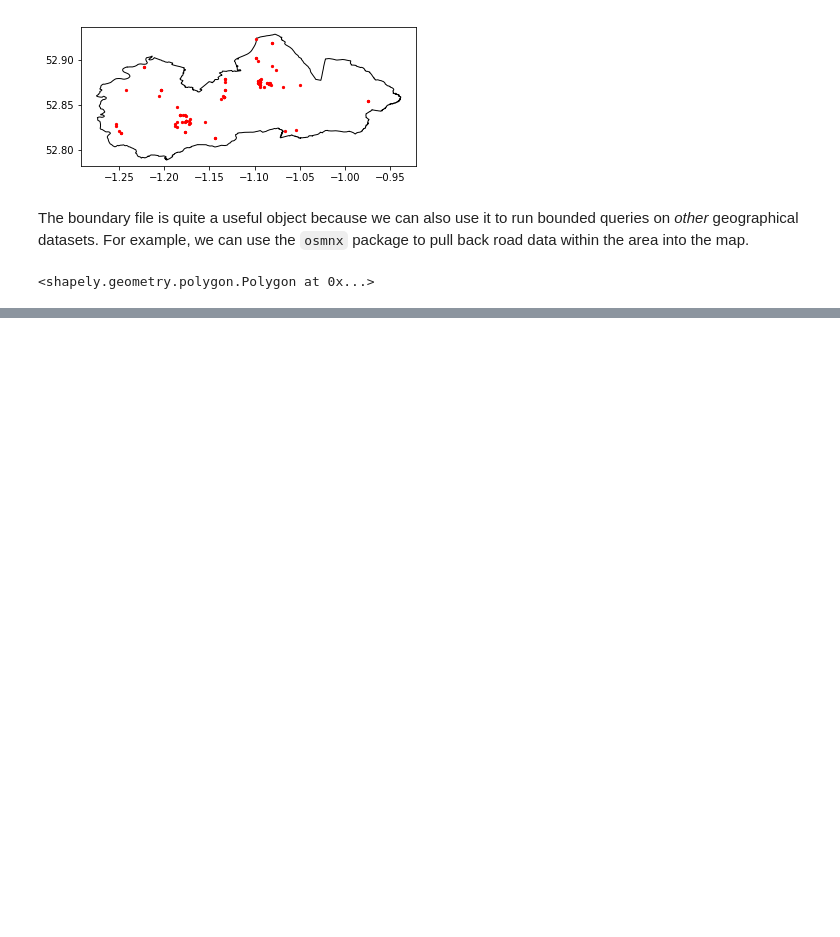
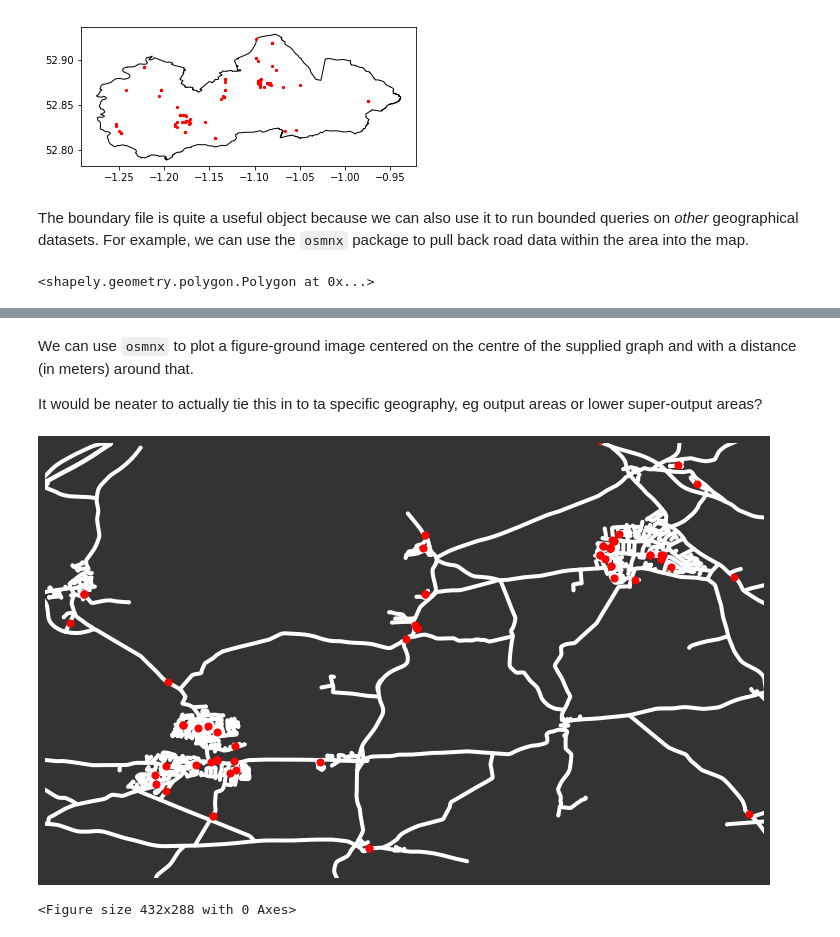
Before and after one commit to psychemedia/crime-data-demo, a Jupyter notebook: Initial Look At The Data.ipynb, the cells around one changed output, grey strips where cells are left out. Cells and saved outputs as stored; diff of their text form; code cells hidden in the pictures; blank space fills up the shorter version.

Commit message:
Add some ore osmnx views

```diff
--- a/Initial Look At The Data.ipynb
+++ b/Initial Look At The Data.ipynb
@@ -323 +368,15 @@ fig, ax = ox.plot_graph(area0_roads);
+# %% [markdown]
+We can use `osmnx` to plot a figure-ground image centered on the centre of the supplied graph and with a distance (in meters) around that.
+
+It would be neater to actually tie this in to ta specific geography, eg output areas or lower super-output areas?
+# %%
+fig1, ax1 = ox.plot_figure_ground(area0_roads,dist=5000)
+gdf_area0.plot( marker='o', color='red', markersize=50, ax=ax1, zorder=4);
+fig1
+
+#It might also be interesting to try to identify 'rural' crimes on walk rather than drive routes?
+#It would also be useful to be able to differentially colour private roads?
+# %% [output]
+[figure, added]
+<Figure size 432x288 with 0 Axes>
 # %%
```
Also changed, not shown: parts of 13 cells of this notebook.
